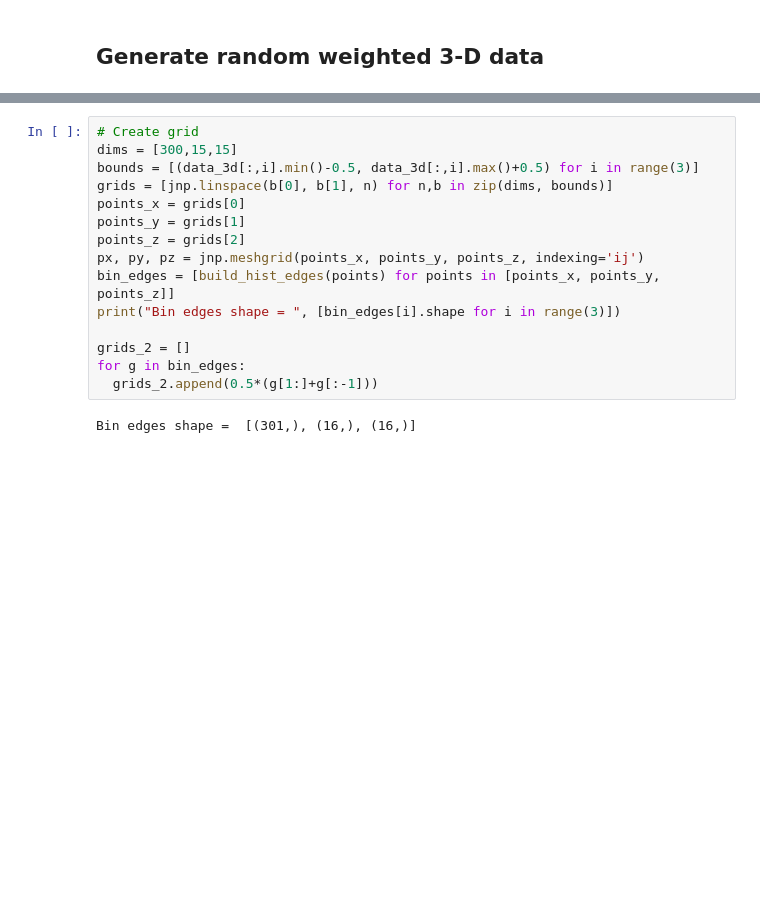
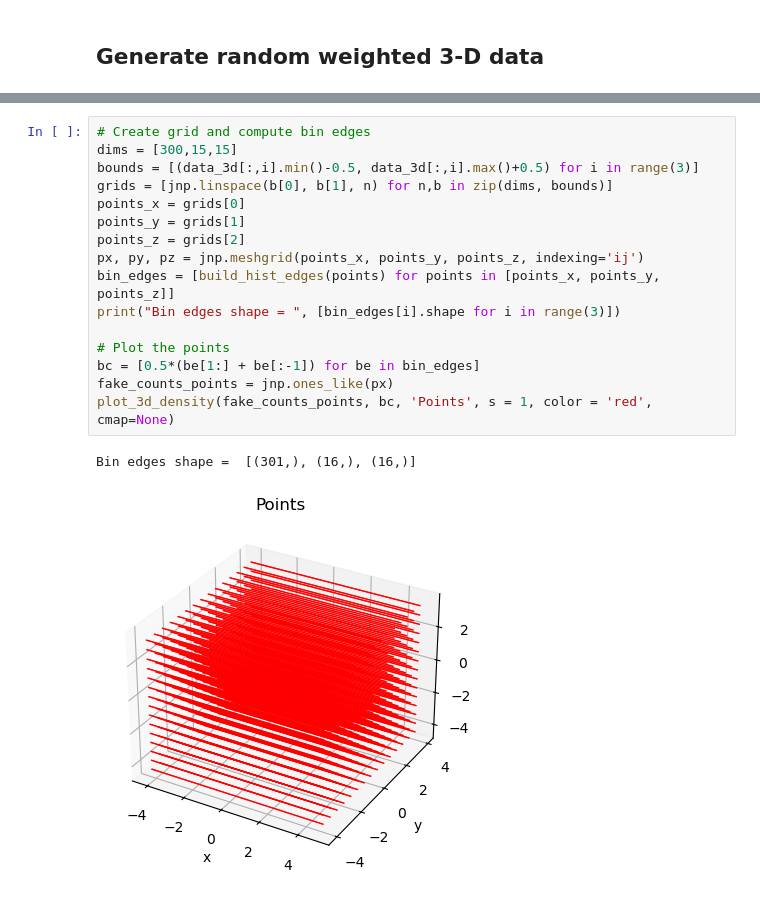
Before and after one commit to mtagliazucchi/KDExpress, a Jupyter notebook: examples/trivariate.ipynb, the cells around one changed output, grey strips where cells are left out. Cells and saved outputs as stored; diff of their text form; blank space fills up the shorter version.

```diff
--- a/examples/trivariate.ipynb
+++ b/examples/trivariate.ipynb
@@ -98,18 +102,20 @@ plot_3d_density(counts, grids, 'Data Hist')
 # %%
-# Create grid
+# Create grid and compute bin edges
 dims = [300,15,15]
 bounds = [(data_3d[:,i].min()-0.5, data_3d[:,i].max()+0.5) for i in range(3)]
 grids = [jnp.linspace(b[0], b[1], n) for n,b in zip(dims, bounds)]
 points_x = grids[0]
 points_y = grids[1]
 points_z = grids[2]
 px, py, pz = jnp.meshgrid(points_x, points_y, points_z, indexing='ij')
 bin_edges = [build_hist_edges(points) for points in [points_x, points_y, points_z]]
 print("Bin edges shape = ", [bin_edges[i].shape for i in range(3)])
 
-grids_2 = []
-for g in bin_edges:
-  grids_2.append(0.5*(g[1:]+g[:-1]))
+# Plot the points
+bc = [0.5*(be[1:] + be[:-1]) for be in bin_edges]
+fake_counts_points = jnp.ones_like(px)
+plot_3d_density(fake_counts_points, bc, 'Points', s = 1, color = 'red', cmap=None)
 # %% [output]
 Bin edges shape =  [(301,), (16,), (16,)]
+[figure, added]
 # %% [markdown]
```
Also changed, not shown: parts of 7 cells of this notebook, 3 other files.
